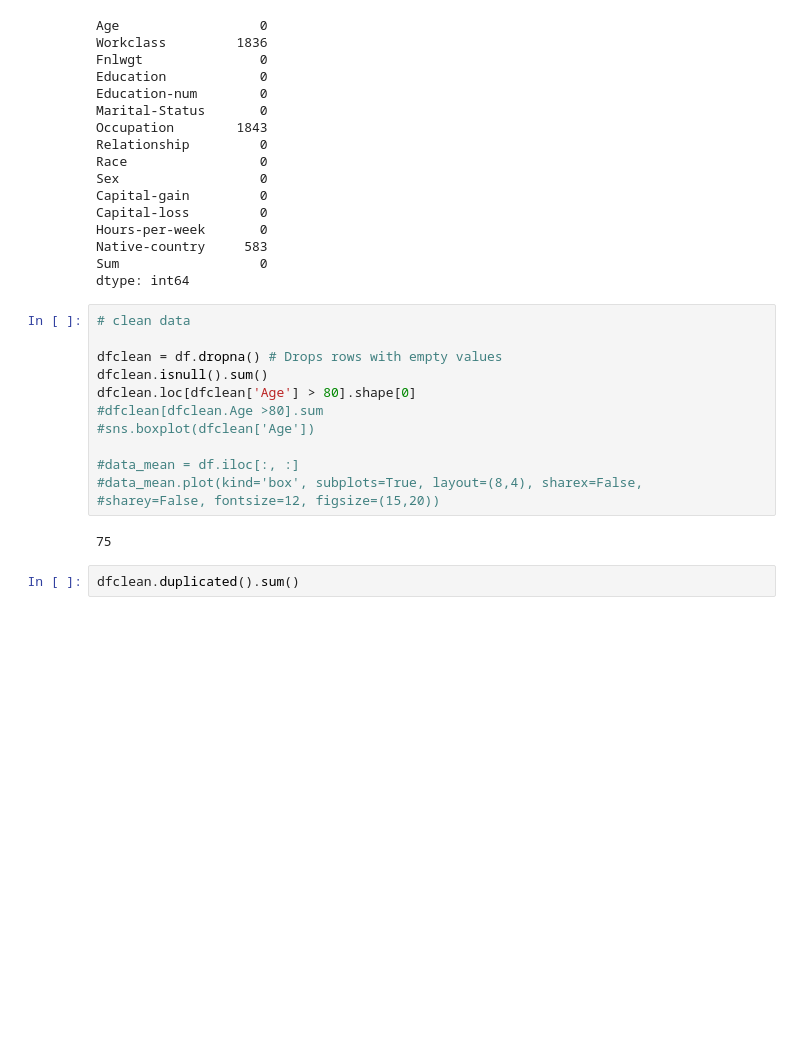
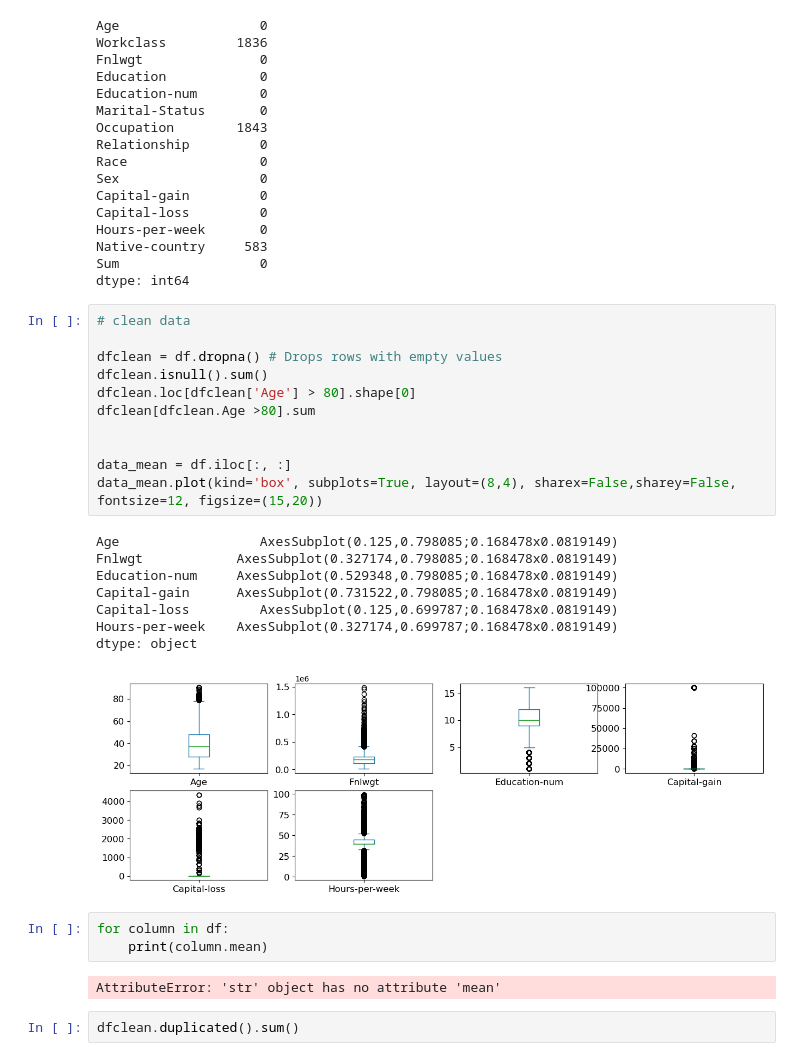
Before and after one commit to TheDevilsMooCow/machine_learning, a Jupyter notebook: cw.ipynb, the cells around one changed output. Saved outputs shown, nothing was run; the diff lists cells and outputs as text; blank space fills up the shorter version.

```diff
--- a/cw.ipynb
+++ b/cw.ipynb
@@ -112,17 +115,28 @@ dtype: int64
 # %%
 # clean data
 
 dfclean = df.dropna() # Drops rows with empty values
 dfclean.isnull().sum()
 dfclean.loc[dfclean['Age'] > 80].shape[0]
-#dfclean[dfclean.Age >80].sum
-#sns.boxplot(dfclean['Age'])
+dfclean[dfclean.Age >80].sum
 
-#data_mean = df.iloc[:, :]
-#data_mean.plot(kind='box', subplots=True, layout=(8,4), sharex=False,
-#sharey=False, fontsize=12, figsize=(15,20))
+
+data_mean = df.iloc[:, :]
+data_mean.plot(kind='box', subplots=True, layout=(8,4), sharex=False,sharey=False, fontsize=12, figsize=(15,20))
 # %% [output]
-75
+Age                  AxesSubplot(0.125,0.798085;0.168478x0.0819149)
+Fnlwgt            AxesSubplot(0.327174,0.798085;0.168478x0.0819149)
+Education-num     AxesSubplot(0.529348,0.798085;0.168478x0.0819149)
+Capital-gain      AxesSubplot(0.731522,0.798085;0.168478x0.0819149)
+Capital-loss         AxesSubplot(0.125,0.699787;0.168478x0.0819149)
+Hours-per-week    AxesSubplot(0.327174,0.699787;0.168478x0.0819149)
+dtype: object
+[figure, added]
+# %%
+for column in df:
+    print(column.mean)
+# %% [output]
+AttributeError: 'str' object has no attribute 'mean'
 # %%
 dfclean.duplicated().sum()
 # %% [output]
```
Also changed, not shown: parts of 8 cells of this notebook.
